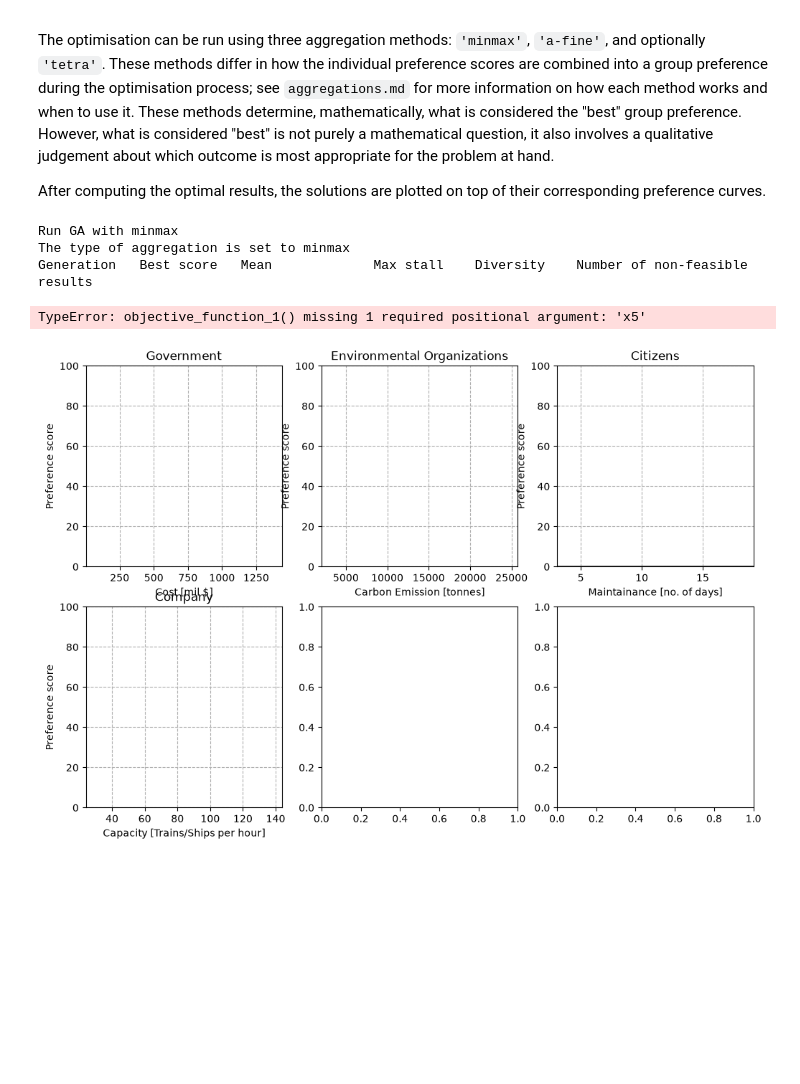
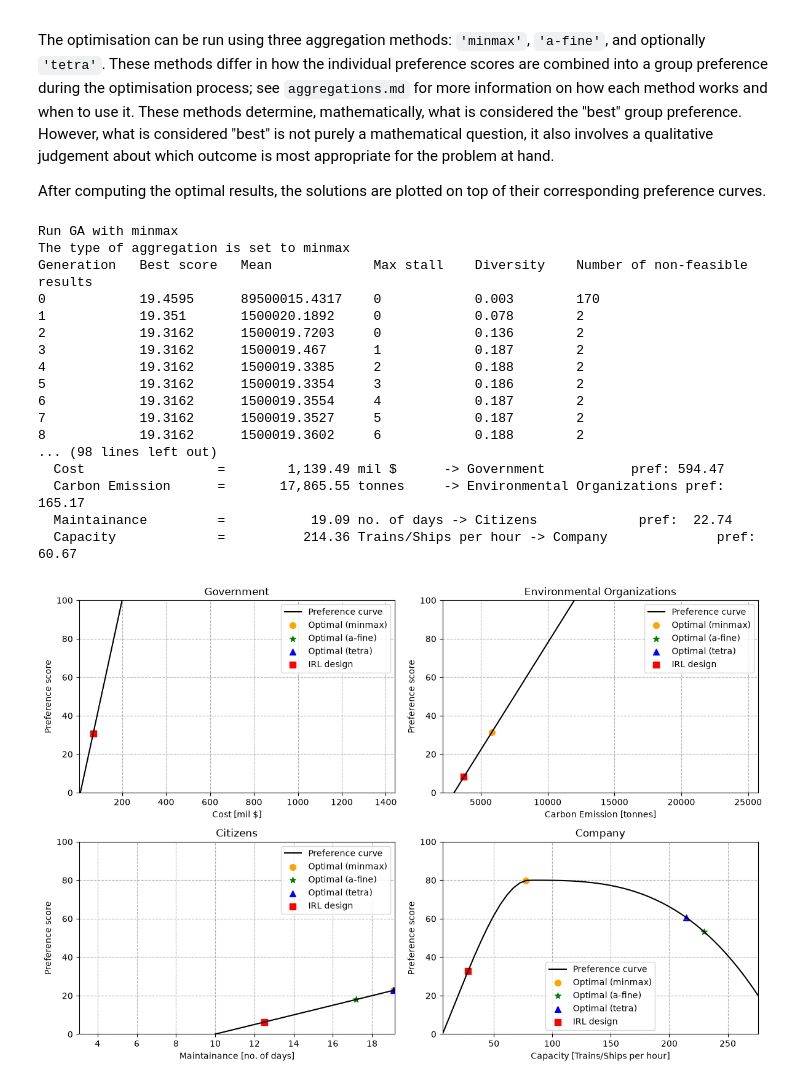
Before and after one commit to Thijmen22/Structural-group-5, a Jupyter notebook: Performace.ipynb, the cells around one changed output. Drawn from its saved outputs; the diff is of its cells as text; code cells hidden in the pictures; blank space fills up the shorter version.

```diff
--- a/Performace.ipynb
+++ b/Performace.ipynb
@@ -56,7 +56,7 @@ design_variables = (
 b1 = [3, 30]      # x1
 b2 = [50, 300]       # x2
 b3 = [0.2, 2]       # x3
-b4 = [3, 25]      # x4
+b4 = [5, 25]      # x4
 b5= [5,60]        #x5
 bounds = [b1, b2, b3, b4, b5]
 
@@ -187,10 +187,9 @@ def objective_function_3(x1,x2,x3,x4,x5):
 
 def objective_function_4(x1,x2,x3,x4,x5):
     # ships/trains per hour
-    const1 = np.floor(x4 -2 )/3 #amount of tracks
+    const1 = (x4 -2 )/3 #amount of tracks
     const2 = 12 #trains per track an hour
-    return const1 * const2 * x2 * 0.01
-
+    return const1 * const2 * x2 * 0.01 #Additional factor for the ships
 
 # Define the list of objectives with their corresponding names and units and stakeholders for later use in plotting and analysis
 objectives = [
@@ -242,8 +241,8 @@ In this model, all weights are initialised equally ($w_i = \frac{1}{5} = 0.2$) f
 # %%
 # Weights per stakeholder — must sum to 1. Before game all weights were set equal.
 #                   cost   ride  sed   safe  econ
-weights_before =    [0.20, 0.20, 0.20, 0.20, 0.20]
-weights_after =     [0.30, 0.15, 0.20, 0.20, 0.15]
+weights_before =    [0.25, 0.25, 0.25, 0.25]
+weights_after =     [0.2, 0.15, 0.50, 0.15]
 
 weights = weights_before  # set to which weight to use
 
@@ -363,15 +355,15 @@ The optimisation can be run using three aggregation methods: `'minmax'`, `'a-fin
 
 After computing the optimal results, the solutions are plotted on top of their corresponding preference curves.
 # %%
-# We run the optimization with two paradigms
-paradigm = ['minmax', 'a-fine', 'tetra']  # 'minmax' or 'a-fine' or 'tetra'
-markers  = ['o', '*']
-colours  = ['orange', 'green']
+# Optimization run
+paradigm = ['minmax', 'a-fine', 'tetra']
+markers  = ['o', '*', '^']                 # Fixed: replaced invalid '-' with '^'
+colours  = ['orange', 'green', 'blue']
 
-# Define the figure and axes before the loop
-fig, axes = plt.subplots(2, 3, figsize=(12, 8))
+# 2x2 grid fits 4 objectives exactly
+fig, axes = plt.subplots(2, 2, figsize=(12, 8))
 
-# Plot underlying preference curves using a loop
+# Plot underlying preference curves
 for ax, o_vals, p_vals, (_, name, unit, stakeholder) in zip(axes.flat, obj_vals_list, pref_vals_list, objectives):
     ax.plot(o_vals, p_vals, color='black', label='Preference curve')
     ax.set_xlim(min(o_vals), max(o_vals))
@@ -382,7 +374,6 @@ for ax, o_vals, p_vals, (_, name, unit, stakeholder) in zip(axes.flat, obj_vals_
     ax.grid(linestyle='--')
 
 for i in range(len(paradigm)):
-    # Dictionary with parameter settings for the GA run with the IMAP solver
     options = {
         'n_bits': 8,
         'n_iter': 400,
@@ -393,52 +384,51 @@ for i in range(len(paradigm)):
         'var_type': 'real'
     }
 
-    # Run the GA and print its result
     print(f'\nRun GA with {paradigm[i]}')
     ga = GeneticAlgorithm(objective=objective, constraints=cons, bounds=bounds, options=options)
     _, optimal_design_var, _ = ga.run()
 
-    # print the optimal design variable values
     print(f'Optimal design variable values using {paradigm[i]}:')
     for opt_var, (xi, name, unit) in zip(optimal_design_var, design_variables):
         print(f'  {xi} : {name:<25} = {opt_var:>10.2f} {unit}')
 
-    # Print and plot the optimal objective results and stakeholder preferences
     print(f'Optimal objective results and stakeholder preference using {paradigm[i]}:')
     for j, (ax, (obj_func, name, unit, stakeholder)) in enumerate(zip(axes.flat, objectives)):
-        obj_value = obj_func(*optimal_design_var) # Calculate resulting objective value
-        pref_score = pref_funcs[j](*optimal_design_var) # Calculate resulting preference score
+        obj_value = obj_func(*optimal_design_var)
+        pref_score = pref_funcs[j](*optimal_design_var)
 
-        # Print and plot the optimal point on the preference curve
         print(f'  {name:<20} = {obj_value:>15,.2f} {unit:<10} -> {stakeholder:<20} pref: {pref_score:>6.2f}')
         ax.scatter(obj_value, pref_score, color=colours[i], marker=markers[i], s=50,
                    label=f'Optimal ({paradigm[i]})')
 
-
-# plot the IRL design point if plot_irl is True
+# Plot IRL design point if requested
 if plot_irl:
     irl_obj_values = [obj_func(*X_irl) for obj_func, _, _, _ in objectives]
     irl_pref_scores = [pref_funcs[j](*X_irl) for j in range(len(objectives))]
-    for j, ax in enumerate(axes.flat[:5]):
+    for j, ax in enumerate(axes.flat[:4]):
         ax.scatter(irl_obj_values[j], irl_pref_scores[j], color='red', marker='s', s=50, label='IRL design')
 
-for ax in axes.flat[:5]:
+for ax in axes.flat:
     ax.legend(fontsize=10)
 
-axes.flat[-1].set_visible(False)  # hide the sixth empty subplot
-
-
-# Adjust the layout
 fig.tight_layout()
-
-# Save figure
-# plt.savefig('optimal_results.png')  # Uncomment this line to save the figure as a PNG file
-
-# Display the plot
 plt.show()
 # %% [output]
 Run GA with minmax
 The type of aggregation is set to minmax
 Generation   Best score   Mean             Max stall    Diversity    Number of non-feasible results
+0            19.4595      89500015.4317    0            0.003        170
+1            19.351       1500020.1892     0            0.078        2
+2            19.3162      1500019.7203     0            0.136        2
+3            19.3162      1500019.467      1            0.187        2
+4            19.3162      1500019.3385     2            0.188        2
+5            19.3162      1500019.3354     3            0.186        2
+6            19.3162      1500019.3554     4            0.187        2
+7            19.3162      1500019.3527     5            0.187        2
+8            19.3162      1500019.3602     6            0.188        2
+... (98 lines left out)
+  Cost                 =        1,139.49 mil $      -> Government           pref: 594.47
+  Carbon Emission      =       17,865.55 tonnes     -> Environmental Organizations pref: 165.17
+  Maintainance         =           19.09 no. of days -> Citizens             pref:  22.74
+  Capacity             =          214.36 Trains/Ships per hour -> Company              pref:  60.67
-TypeError: objective_function_1() missing 1 required positional argument: 'x5'
-[figure, old version]
+[figure, new version]
```
Also changed, not shown: parts of 3 cells of this notebook, 2 other files.
